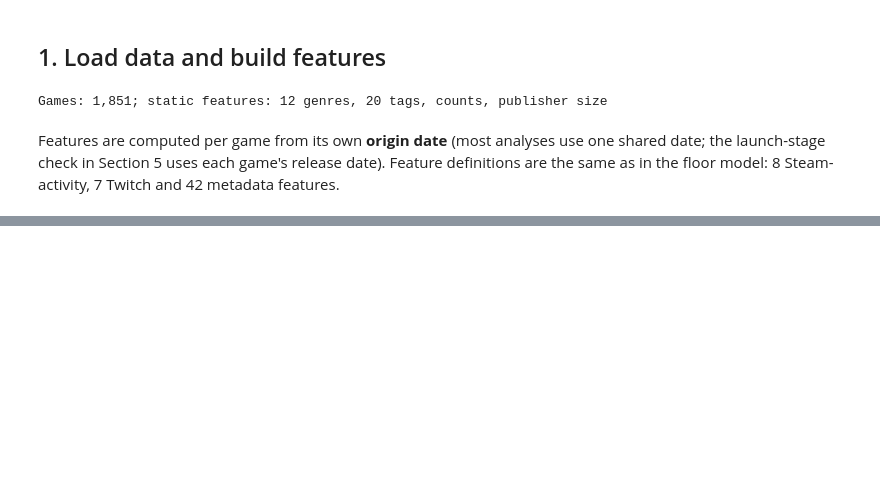
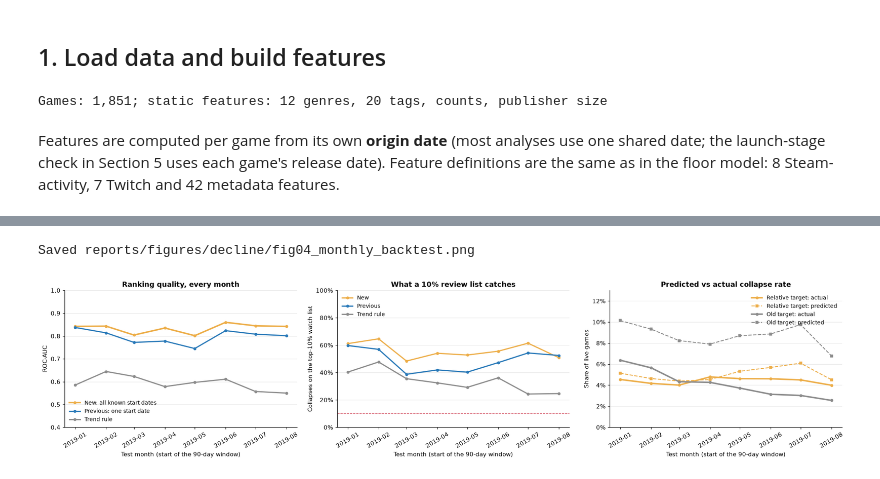
Before and after one commit to d-m-g/steam-games-life-analysis, a Jupyter notebook: src/decline-analysis.ipynb, the cells around one changed output, grey strips where cells are left out. Drawn from its saved outputs; the diff is of its cells as text; code cells hidden in the pictures; blank space fills up the shorter version.

```diff
--- a/src/decline-analysis.ipynb
+++ b/src/decline-analysis.ipynb
@@ -1089,0 +659,33 @@ The full write-up is in [`reports/technical_report.md`](../reports/technical_rep
+# %%
+fig, axes = plt.subplots(1, 3, figsize=(19, 4.4))
+x = pd.to_datetime(backtest.index)
+for column, color, label, lw in [("auc_new", COLORS["accent"], "New: all known start dates", 2.5),
+                                 ("auc_one_start", COLORS["stable"], "Previous: one start date", 2),
+                                 ("auc_trend", COLORS["neutral"], "Trend rule", 2)]:
+    axes[0].plot(x, backtest[column], color=color, lw=lw, marker="o", ms=4, label=label)
+axes[0].set(ylim=(0.4, 1.0), ylabel="ROC-AUC", title="Ranking quality, every month")
+axes[0].legend(frameon=False, loc="lower left", fontsize=9)
+for column, color, label in [("watch_recall_new", COLORS["accent"], "New"), ("watch_recall_one_start", COLORS["stable"], "Previous"),
+                             ("watch_recall_trend", COLORS["neutral"], "Trend rule")]:
+    axes[1].plot(x, backtest[column], color=color, lw=2, marker="o", ms=4, label=label)
+axes[1].axhline(WATCHLIST_SHARE, color=COLORS["decline"], ls="--", lw=1)
+axes[1].yaxis.set_major_formatter(PercentFormatter(1.0, decimals=0))
+axes[1].set(ylim=(0, 1), ylabel="Collapses on the top-10% watch list", title="What a 10% review list catches")
+axes[1].legend(frameon=False, loc="upper left", fontsize=9)
+axes[2].plot(x, backtest["actual_rate_relative"], color=COLORS["accent"], lw=2.5, marker="o", ms=4, label="Relative target: actual")
+axes[2].plot(x, backtest["predicted_rate_relative"], color=COLORS["accent"], lw=1.5, ls="--", marker="s", ms=4, label="Relative target: predicted")
+axes[2].plot(x, backtest["actual_rate_absolute"], color=COLORS["neutral"], lw=2.5, marker="o", ms=4, label="Old target: actual")
+axes[2].plot(x, backtest["predicted_rate_absolute"], color=COLORS["neutral"], lw=1.5, ls="--", marker="s", ms=4, label="Old target: predicted")
+axes[2].yaxis.set_major_formatter(PercentFormatter(1.0, decimals=0))
+axes[2].set(ylim=(0, 0.13), ylabel="Share of live games", title="Predicted vs actual collapse rate")
+axes[2].legend(frameon=False, fontsize=9, loc="upper right")
+for ax in axes:
+    ax.set_xlabel("Test month (start of the 90-day window)")
+    ax.grid(axis="y", color="#e5e5e5", lw=0.8)
+    ax.tick_params(axis="x", labelrotation=30)
+fig.tight_layout()
+save(fig, "fig04_monthly_backtest")
+plt.show()
+# %% [output]
+Saved reports/figures/decline/fig04_monthly_backtest.png
+[figure, added]
```
Also changed, not shown: parts of 88 cells of this notebook, 23 other files.
